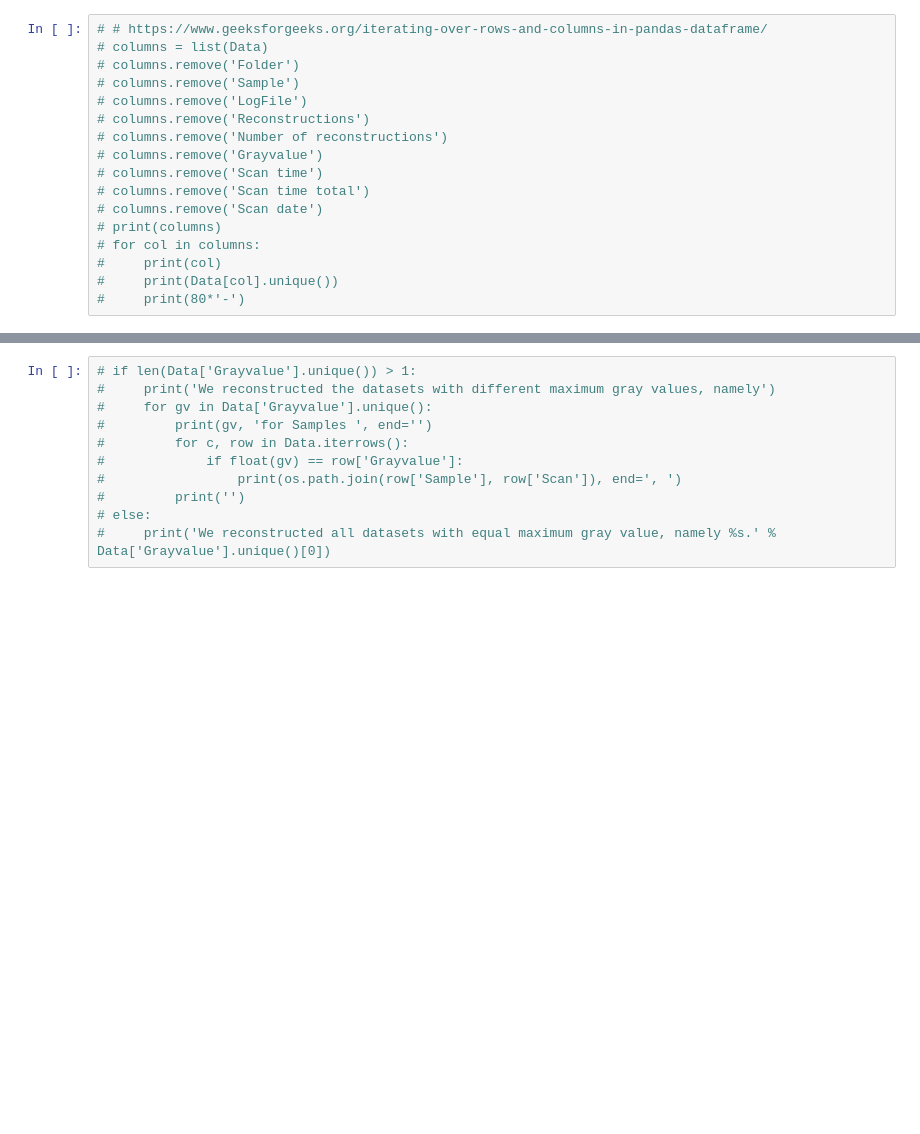
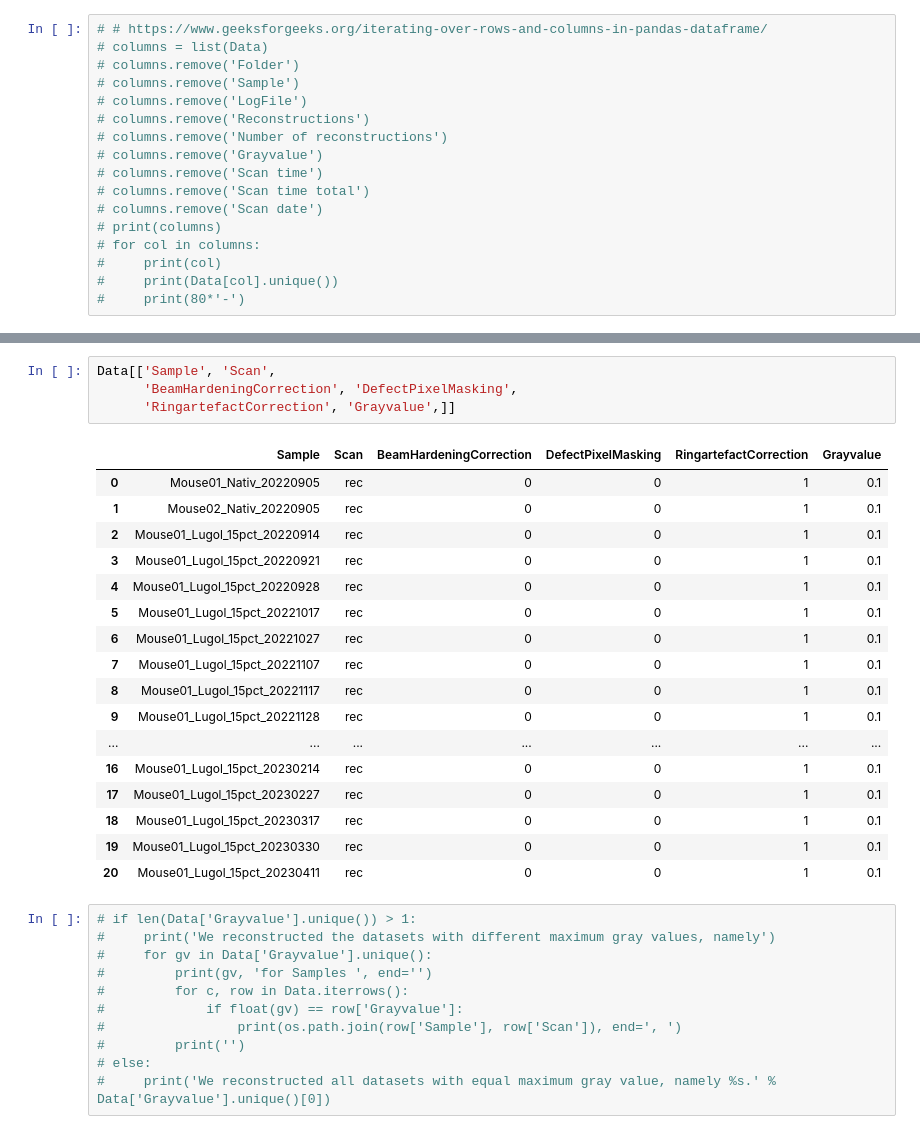
Before and after one commit to habi/FemalePelvicFloor, a Jupyter notebook: Preview_Mouse_Scans.ipynb, the cells around one changed output, grey strips where cells are left out. Drawn from its saved outputs; the diff is of its cells as text; blank space fills up the shorter version.

```diff
--- a/Preview_Mouse_Scans.ipynb
+++ b/Preview_Mouse_Scans.ipynb
@@ -394,3 +394,25 @@ else:
+# %%
+Data[['Sample', 'Scan',
+      'BeamHardeningCorrection', 'DefectPixelMasking',
+      'RingartefactCorrection', 'Grayvalue',]]
+# %% [output]
+|  | Sample | Scan | BeamHardeningCorrection | DefectPixelMasking | RingartefactCorrection | Grayvalue |
+| 0 | Mouse01_Nativ_20220905 | rec | 0 | 0 | 1 | 0.1 |
+| 1 | Mouse02_Nativ_20220905 | rec | 0 | 0 | 1 | 0.1 |
+| 2 | Mouse01_Lugol_15pct_20220914 | rec | 0 | 0 | 1 | 0.1 |
+| 3 | Mouse01_Lugol_15pct_20220921 | rec | 0 | 0 | 1 | 0.1 |
+| 4 | Mouse01_Lugol_15pct_20220928 | rec | 0 | 0 | 1 | 0.1 |
+| 5 | Mouse01_Lugol_15pct_20221017 | rec | 0 | 0 | 1 | 0.1 |
+| 6 | Mouse01_Lugol_15pct_20221027 | rec | 0 | 0 | 1 | 0.1 |
+| 7 | Mouse01_Lugol_15pct_20221107 | rec | 0 | 0 | 1 | 0.1 |
+| 8 | Mouse01_Lugol_15pct_20221117 | rec | 0 | 0 | 1 | 0.1 |
+| 9 | Mouse01_Lugol_15pct_20221128 | rec | 0 | 0 | 1 | 0.1 |
+| ... | ... | ... | ... | ... | ... | ... |
+| 16 | Mouse01_Lugol_15pct_20230214 | rec | 0 | 0 | 1 | 0.1 |
+| 17 | Mouse01_Lugol_15pct_20230227 | rec | 0 | 0 | 1 | 0.1 |
+| 18 | Mouse01_Lugol_15pct_20230317 | rec | 0 | 0 | 1 | 0.1 |
+| 19 | Mouse01_Lugol_15pct_20230330 | rec | 0 | 0 | 1 | 0.1 |
+| 20 | Mouse01_Lugol_15pct_20230411 | rec | 0 | 0 | 1 | 0.1 |
 # %%
 # if len(Data['Grayvalue'].unique()) > 1:
 #     print('We reconstructed the datasets with different maximum gray values, namely')
```
Also changed, not shown: parts of 62 cells of this notebook, 2 other files.
